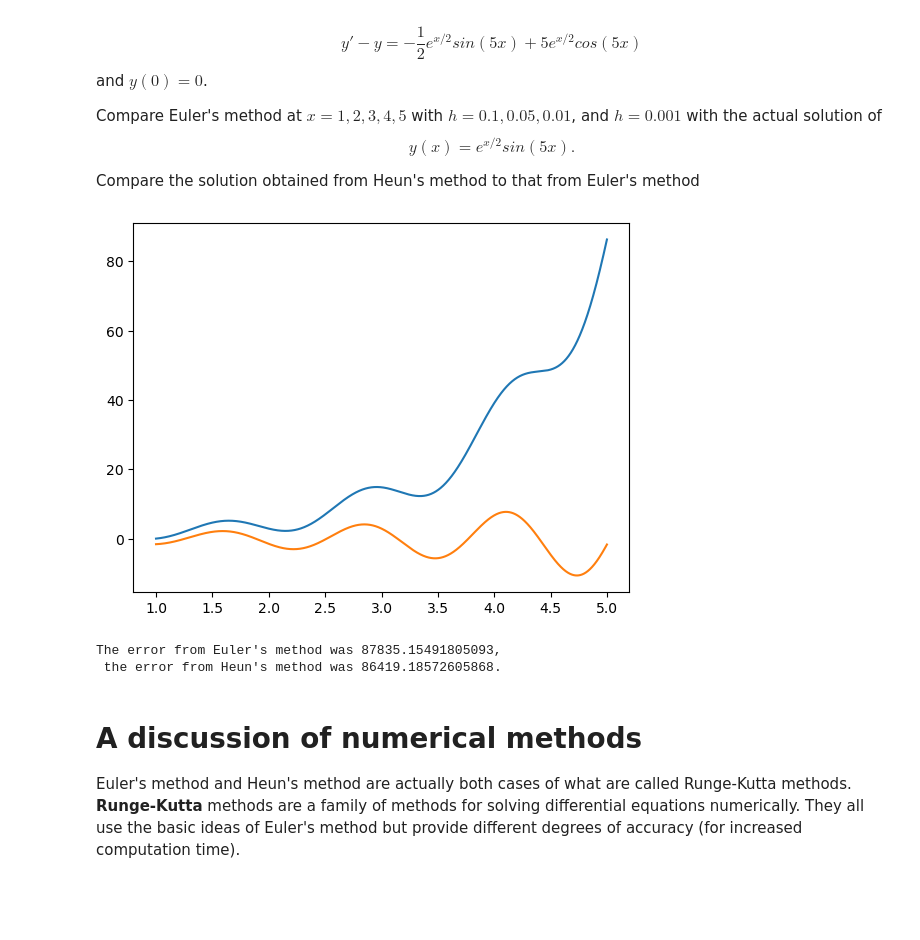
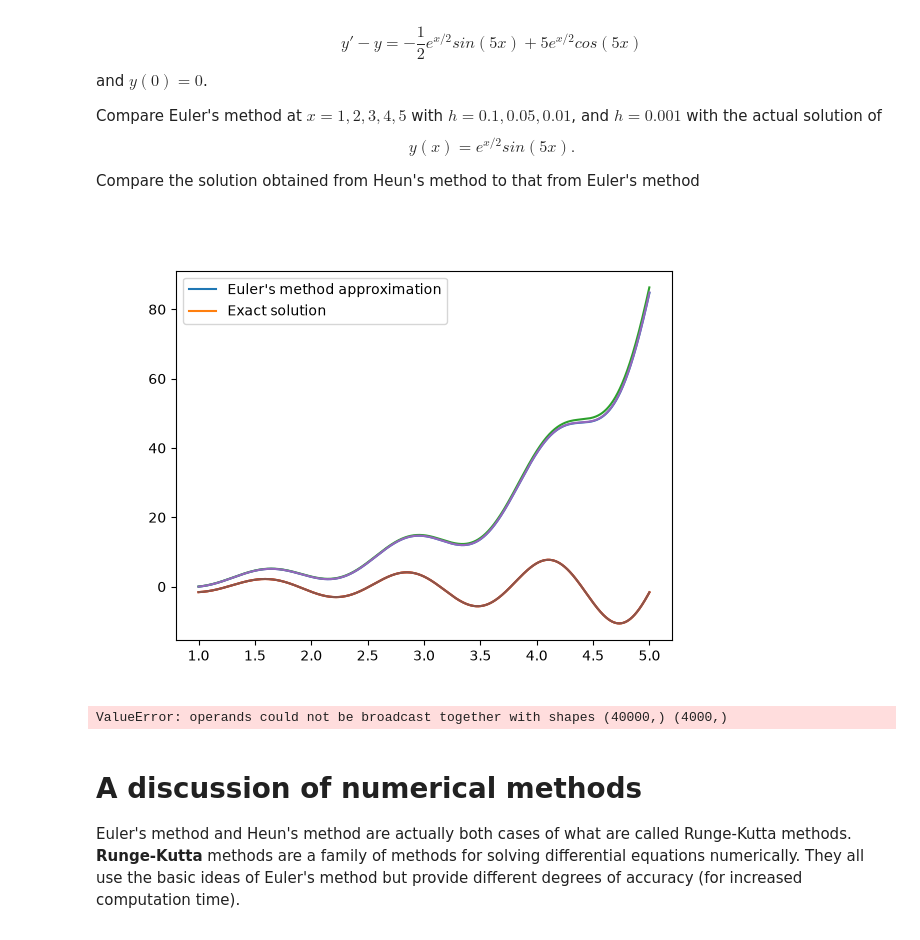
Before and after one commit to JohnTheodoreNicholson/MATH1MP3, a Jupyter notebook: Notes/Completed/13-DifferentialEquations-1.ipynb, the cells around one changed output. Drawn from its saved outputs; the diff is of its cells as text; code cells hidden in the pictures; blank space fills up the shorter version.

```diff
--- a/Notes/Completed/13-DifferentialEquations-1.ipynb
+++ b/Notes/Completed/13-DifferentialEquations-1.ipynb
@@ -264,11 +264,12 @@ and $y(0)=0$.
 Compare Euler's method at $x=1,2,3,4,5$ with $h=0.1,0.05,0.01$, and $h=0.001$ with the actual solution of
 $$y(x)=e^{x/2}sin(5x).$$
 # %%
+plt.close('all')
 def y_prime(x,y):# y - derivative
     return -1/2*np.exp(x/2)*np.sin(5*x) + 5*np.exp(x/2)*np.cos(5*x)+y
 def sol_y(x): # actual solution
     return np.exp(x/2)*np.sin(5*x)
-h = 0.0001 #stepsize
+h = 0.00001 #stepsize
 x = np.arange(1,5,h)
 y = np.zeros_like(x)
 y0 = 0
@@ -312,24 +313,24 @@ Compare the solution obtained from Heun's method to that from Euler's method
 # %%
 def y_prime(x,y):
     return -1/2*np.exp(x/2)*np.sin(5*x) + 5*np.exp(x/2)*np.cos(5*x)+y
 def sol_y(x):
     return np.exp(x/2)*np.sin(5*x)
-h = 0.001
+h = 0.0001
 x = np.arange(1,5,h)
 heun_y = np.zeros_like(x)
 temp = np.zeros_like(x) # add in new temp array
 y0 = 0
 heun_y[0] = y0
 sol = sol_y(x)
 
 for i in range(len(x)):
     temp[i] += heun_y[i-1]+h*y_prime(x[i-1],heun_y[i-1])
     heun_y[i] += heun_y[i-1]+(h/2)*(y_prime(x[i-1],heun_y[i-1])+y_prime(x[i],temp[i]))
 plt.plot(x,heun_y,label="Euler's method approximation")
 plt.plot(x,sol,label="Exact solution")
 plt.show()
 # %% [output]
-[figure, old version]
+[figure, new version]
 # %%
 def y_prime(x,y):
     return -1/2*np.exp(x/2)*np.sin(5*x) + 5*np.exp(x/2)*np.cos(5*x)+y
@@ -349,8 +350,7 @@ error1 = sum(abs(y-sol))
 error2 = sum(abs(heun_y-sol))
 print(f"The error from Euler's method was {error1},\n the error from Heun's method was {error2}.")
 # %% [output]
-The error from Euler's method was 87835.15491805093,
- the error from Heun's method was 86419.18572605868.
+ValueError: operands could not be broadcast together with shapes (40000,) (4000,)
 # %% [markdown]
 # A discussion of numerical methods
 
```
Also changed, not shown: parts of 6 cells of this notebook, 5 other files.
